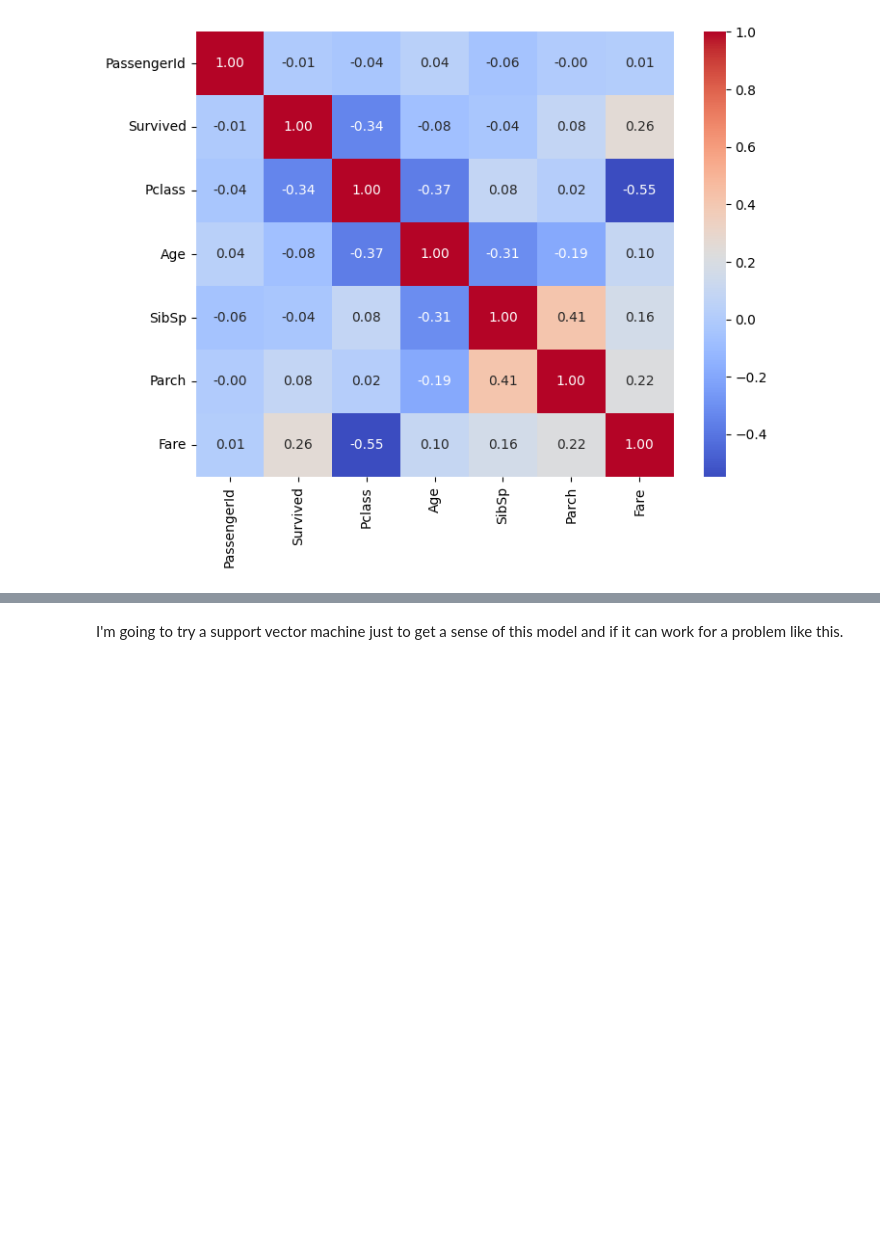
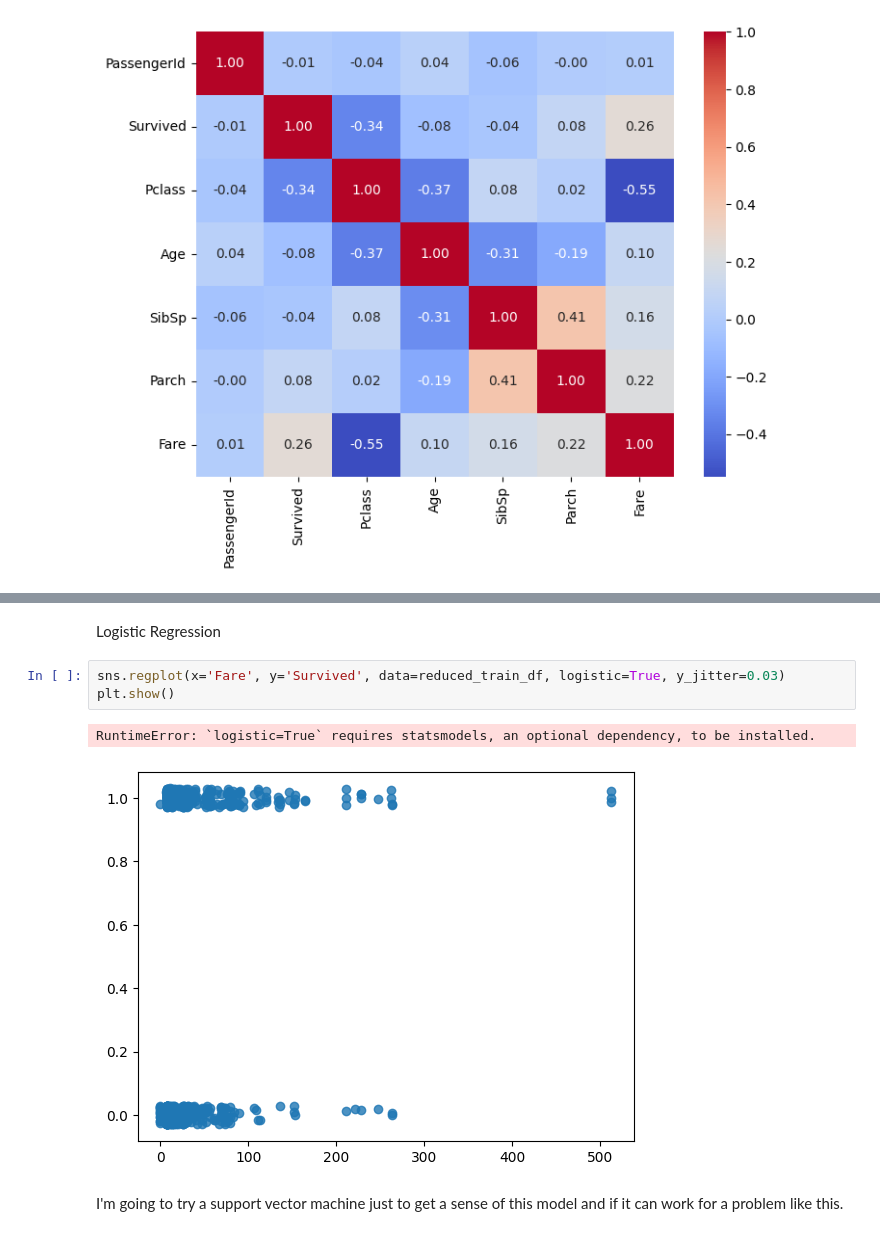
Before and after one commit to isaiapedro/Kaggle_Titanic_Problem, a Jupyter notebook: joesversion.ipynb, the cells around one changed output, grey strips where cells are left out. Saved outputs shown, nothing was run; the diff lists cells and outputs as text; blank space fills up the shorter version.

```diff
--- a/joesversion.ipynb
+++ b/joesversion.ipynb
@@ -83,3 +161,11 @@ Just out of curiosity I want to plot fare vs survived and Pclass vs survived as
+# %% [markdown]
+Logistic Regression
+# %%
+sns.regplot(x='Fare', y='Survived', data=reduced_train_df, logistic=True, y_jitter=0.03)
+plt.show()
+# %% [output]
+RuntimeError: `logistic=True` requires statsmodels, an optional dependency, to be installed.
+[figure, added]
 # %% [markdown]
 I'm going to try a support vector machine just to get a sense of this model and if it can work for a problem like this.
 # %%
```
Also changed, not shown: parts of 12 cells of this notebook.
